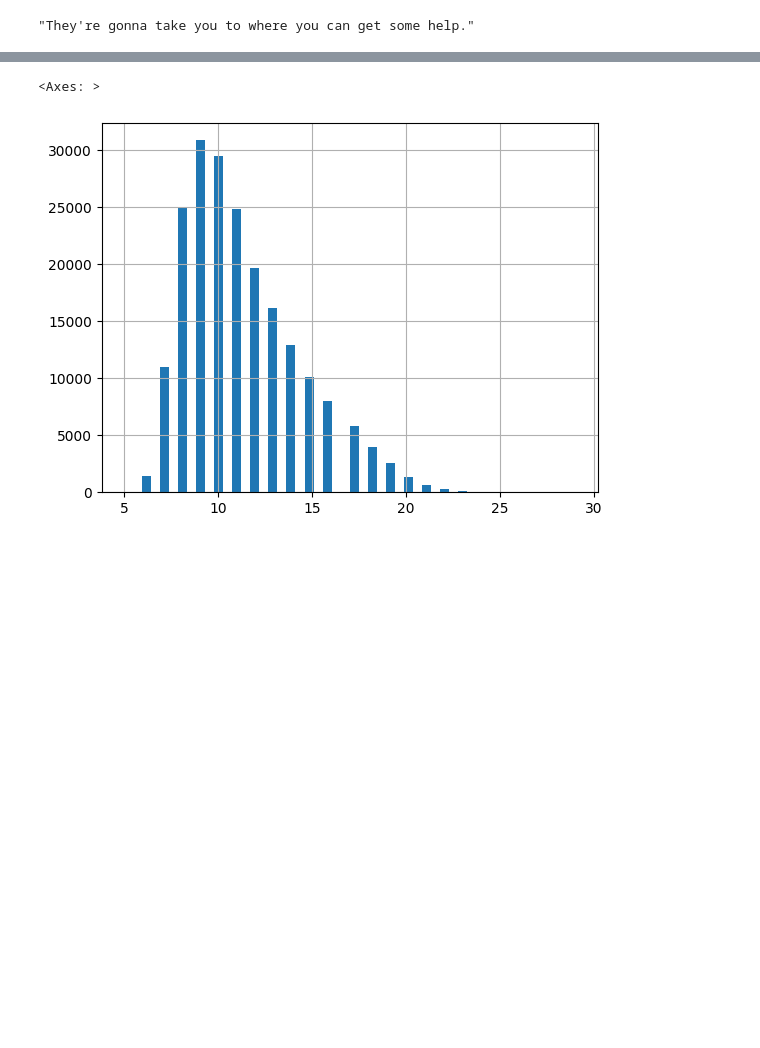
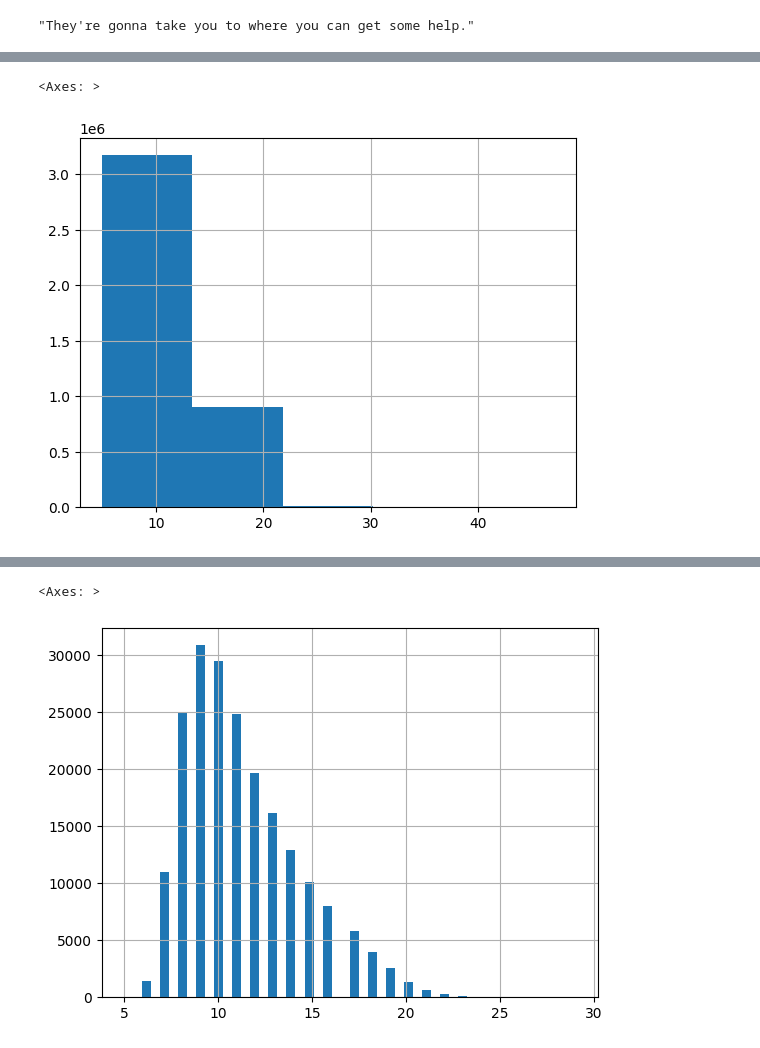
Before and after one commit to vicent-h/traducao-rede-neural, a Jupyter notebook: observing-tokenizer.ipynb, the cells around one changed output, grey strips where cells are left out. Cells and saved outputs as stored; diff of their text form; code cells hidden in the pictures; blank space fills up the shorter version.

```diff
--- a/observing-tokenizer.ipynb
+++ b/observing-tokenizer.ipynb
@@ -59 +85,6 @@ df_train.pt_tokens_50000_len.describe().to_frame()
+# %%
+df_train["pt_tokens_50000_len"].hist(bins=5)
+# %% [output]
+<Axes: >
+[figure, added]
 # %%
```
Also changed, not shown: parts of 7 cells of this notebook, 12 other files.
